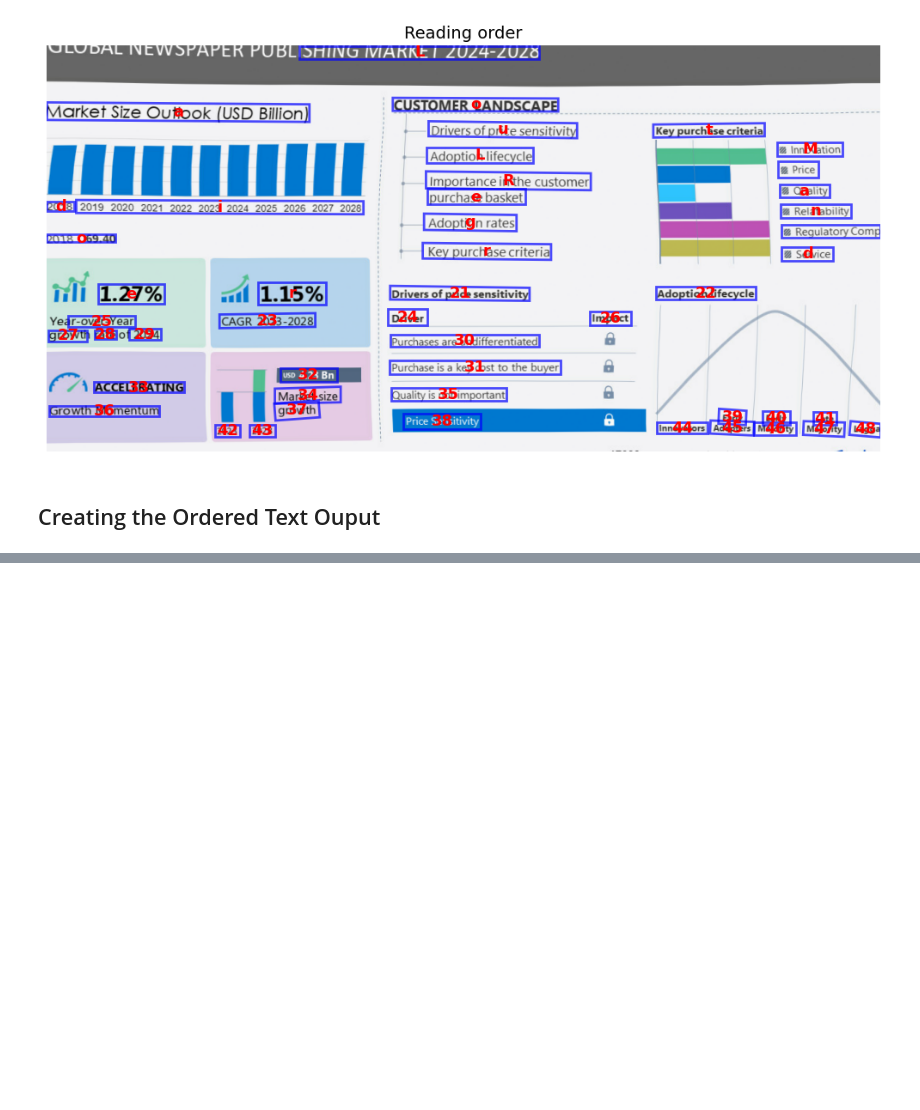
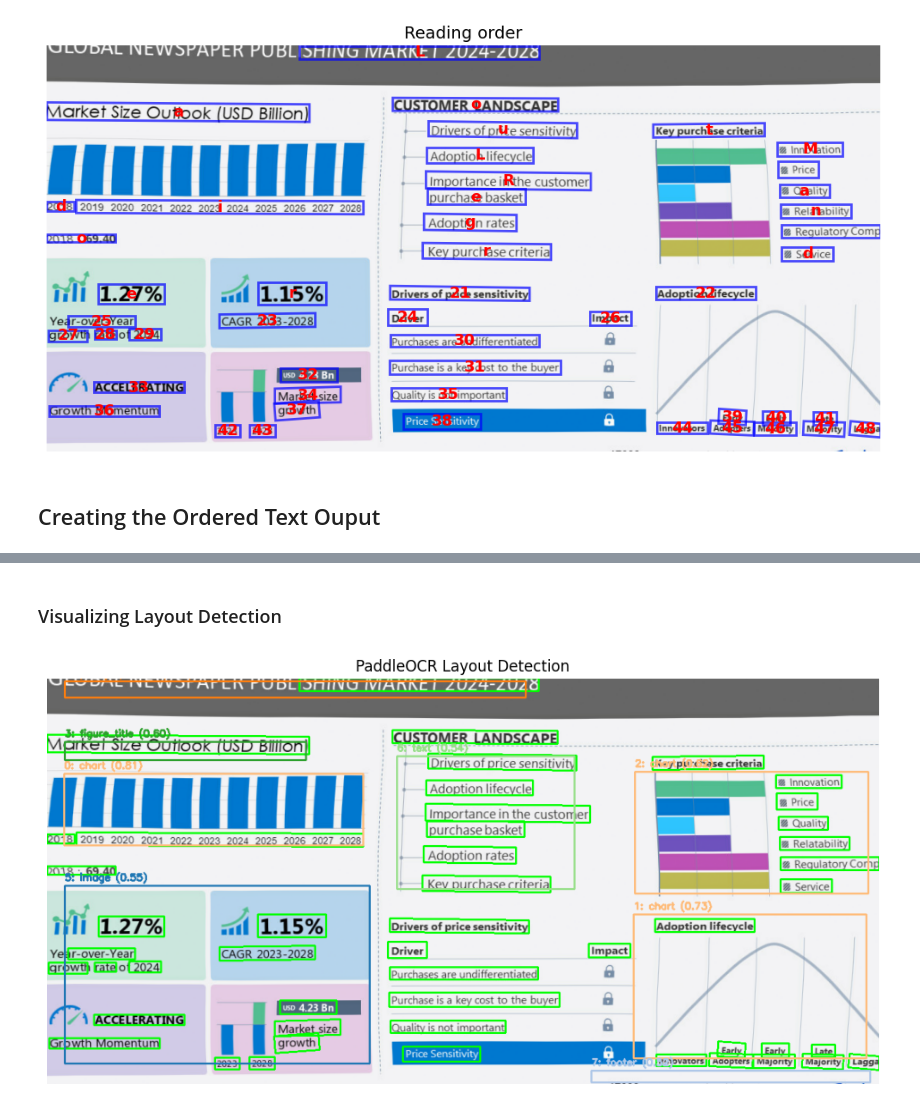
Before and after one commit to nawroz-m/ML_learning, a Jupyter notebook: Building_Agentic_Document_Understanding.ipynb, the cells around one changed output, grey strips where cells are left out. Saved outputs shown, nothing was run; the diff lists cells and outputs as text; code cells hidden in the pictures; blank space fills up the shorter version.

Commit message:
add: visualize layout detection

```diff
--- a/Building_Agentic_Document_Understanding.ipynb
+++ b/Building_Agentic_Document_Understanding.ipynb
@@ -296,0 +373,47 @@ ordered_text[:5]
+# %% [markdown]
+### Visualizing Layout Detection
+# %%
+# Visualize layout detection
+from matplotlib import colormaps
+def visualize_layout(image_path, layout_regions, min_confidence=0.5, title='Layout Detection'):
+  """
+  Visualize layout detection results using cv2 (same pattern as L2)
+  """
+  img = cv2.imread(image_path)
+  imp_plot = img.copy()
+
+  # Get unique labels and generate colors
+  labels = list(set(r.region_type for r in layout_regions))
+  cmap=colormaps.get_cmap('tab20')
+  color_map = {}
+  for i, label in enumerate(labels):
+    rgba = cmap(i%20)
+    color_map[label] = (int(rgba[2]*255), int(rgba[1]*255), int(rgba[0]*255))
+
+  for region in layout_regions:
+    if region.confidence < min_confidence:
+      continue
+
+    color = color_map[region.region_type]
+    x1, y1, x2, y2 = region.bbox
+
+    # Draw rectangle
+    pts = np.array([[x1, y1], [x2, y1], [x2, y2], [x1, y2]], dtype=int)
+    cv2.polylines(img_plot, [pts], True, color, 2)
+
+    # Add label
+    text = f"{region.region_id}: {region.region_type} ({region.confidence:.2f})"
+    cv2.putText(img_plot, text, (x1, y1-8),
+                cv2.FONT_HERSHEY_SIMPLEX, 0.5, color, 2)
+
+  plt.figure(figsize=(12, 16))
+  plt.imshow(cv2.cvtColor(img_plot, cv2.COLOR_BGR2RGB))
+  plt.axis('off')
+  plt.title(title)
+  plt.show()
+  return img_plot
+# %%
+visualize_layout(image_path, layout_regions,
+                 min_confidence=0.5, title="PaddleOCR Layout Detection")
+# %% [output]
+[figure, added]
```
Also changed, not shown: parts of 16 cells of this notebook.
